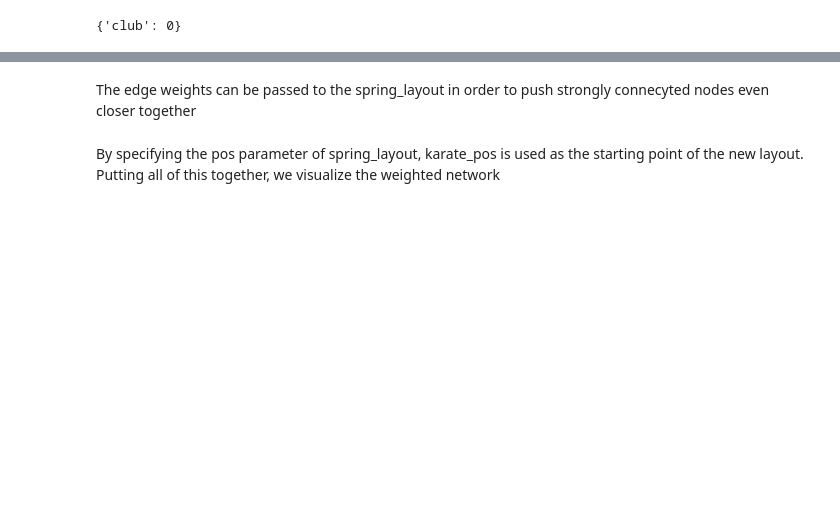
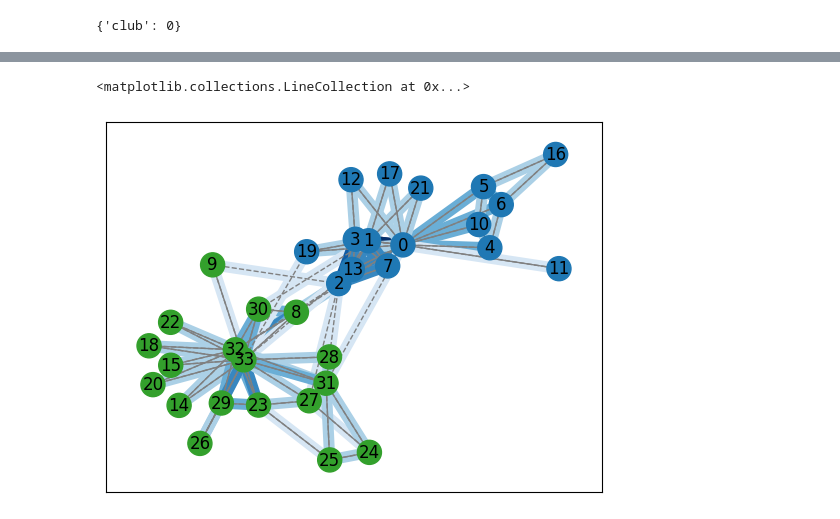
Before and after one commit to Kevin-Nduati/Network-Science-with-Python-and-NetworkX, a Jupyter notebook: 02-Working with Networks in NetworkX/index.ipynb, the cells around one changed output, grey strips where cells are left out. Saved outputs shown, nothing was run; the diff lists cells and outputs as text; code cells hidden in the pictures; blank space fills up the shorter version.

```diff
--- a/02-Working with Networks in NetworkX/index.ipynb
+++ b/02-Working with Networks in NetworkX/index.ipynb
@@ -86,15 +88,48 @@ The karate cub network doesn't have any additional information about the strengt
 # %%
 def tie_strength(G, v, w):
-    # get neighbors of nodes v and w in G
+    # Get neighbors of nodes v and w in G
     v_neighbors = set(G.neighbors(v))
     w_neighbors = set(G.neighbors(w))
     # return size of the set intersection
     return 1 + len(v_neighbors & w_neighbors)
 
-# calculate the weight for each edge
-for v,w in G.edges:
-    G.edges[v,w]["weight"] = tie_strength(G, v,w)
-    # store the weights in a list
-    edge_weights = [G.edges[v,w]["weight"] for v,w in G.edges]
+
+# calculate weight for each edge
+for v, w in G.edges:
+    G.edges[v,w]["weight"] = tie_strength(G, v, w)
+    # store in a list
+    edge_weights = [G.edges[v,w]["weight"] for v, w in G.edges]
+
+
+# let us use spring layout to push strongly connected nodes even closer
+weighted_pos = nx.spring_layout(G, pos=karate_pos, k=0.3, weight="weight")
+
+# draw the network
+nx.draw_networkx(
+    G,
+    weighted_pos,
+    width=8,
+    node_color = node_colors,
+    edge_color=edge_weights,
+    edge_cmap = plt.cm.Blues,
+    edge_vmin = 0,
+    edge_vmax=6
+)
+
+# draw dashed /solid lines
+nx.draw_networkx_edges(
+    G,
+    weighted_pos,
+    edgelist=internal,
+    edge_color="gray"
+)
+nx.draw_networkx_edges(
+    G,
+    weighted_pos,
+    edgelist=external,
+    style="dashed",
+    edge_color="gray"
+)
+# %% [output]
+<matplotlib.collections.LineCollection at 0x...>
+[figure, added]
-# %% [markdown]
-The edge weights can be passed to the spring_layout in order to push strongly connecyted nodes even closer together
@@ -103,2 +135,0 @@ weighted_pos = nx.spring_layout(G, pos=karate_pos, k=0.3, weight="weight")
-# %% [markdown]
-By specifying the pos parameter of spring_layout, karate_pos is used as the starting point of the new layout. Putting all of this together, we visualize the weighted network
```
Also changed, not shown: parts of 19 cells of this notebook, 1 other file.
